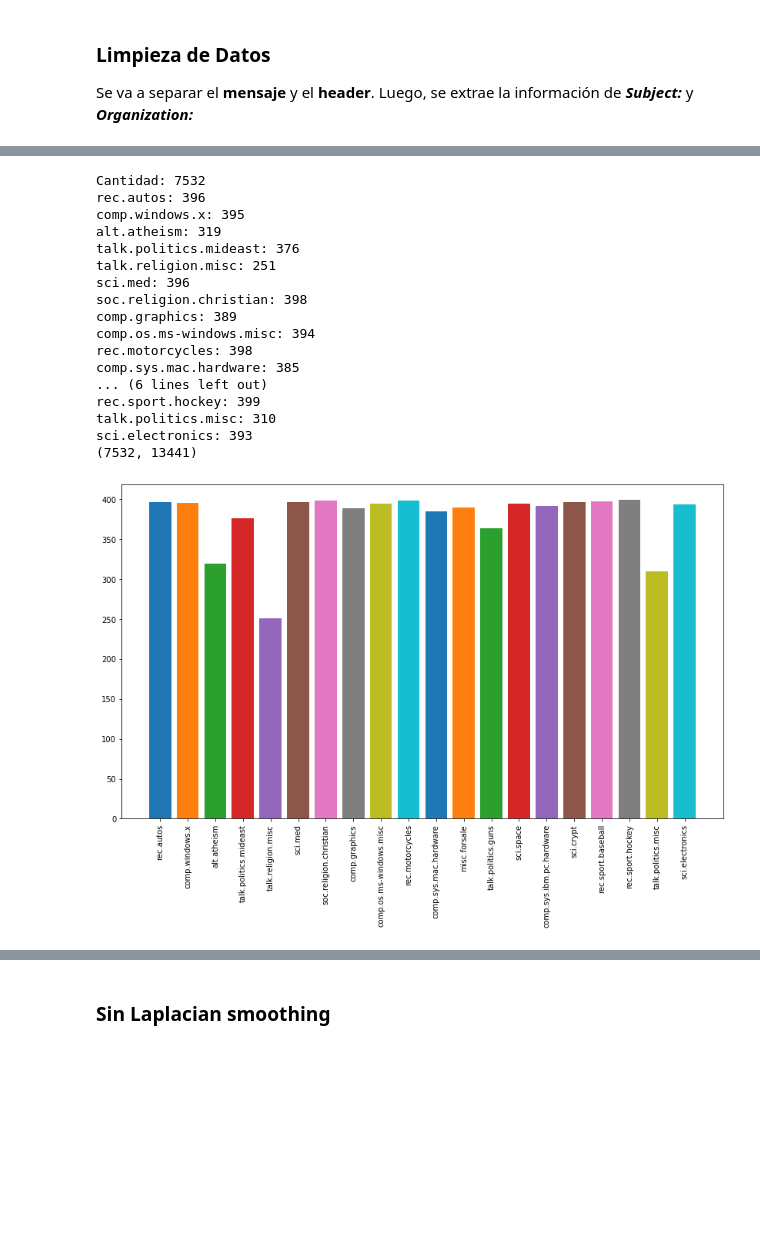
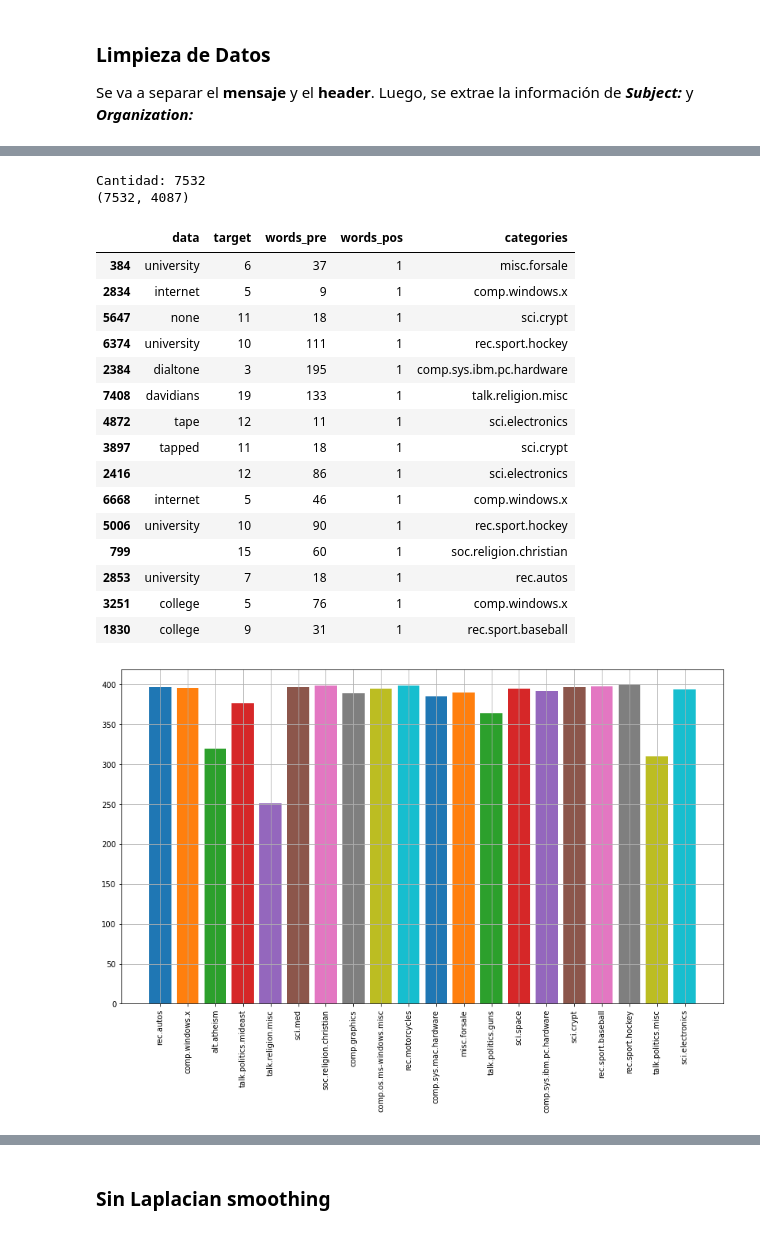
Before and after one commit to SebastianJanampa/RedesNeuronales_BIO, a Jupyter notebook: TrabajosPracticos/TP1/Consignas Trabajo Práctico 1.ipynb, the cells around one changed output, grey strips where cells are left out. Cells and saved outputs as stored; diff of their text form; code cells hidden in the pictures; blank space fills up the shorter version.

```diff
--- a/TrabajosPracticos/TP1/Consignas Trabajo Práctico 1.ipynb
+++ b/TrabajosPracticos/TP1/Consignas Trabajo Práctico 1.ipynb
@@ -82,9 +83,15 @@ del training['DESCR'], training['filenames']
 
 df = pd.DataFrame(training)
 
+def count_words(text):
+    x = text.split(' ')
+    return len(x)
+df['words_pre'] = df['data'].apply(count_words)
+
 plt.figure(figsize=(14, 8))
 for i in df['target'].unique():
-    print('%s: %i'%(categories[i], (df['target']==i).sum()))
+#     print('%s: %i'%(categories[i], (df['target']==i).sum()))
     plt.bar(categories[i], (df['target']==i).sum())
     plt.xticks(rotation='vertical')
+plt.grid(1)
 # %% [output]
@@ -170,12 +157,12 @@ def remove_emoticons(text):
 def clean(text):
     # Reduce text length
     text = reduce(text)
-#     # Remove text in square brackets
-#     text = re.sub('\[.*?\]', '', text)
-#     # Remove text in parenthesis
-#     text = re.sub('\(.*?\)', '', text)
-#     # Remove text in brackets
-#     text = re.sub('\{.*?\}', '', text)
+    # Remove text in square brackets
+    text = re.sub('\[.*?\]', '', text)
+    # Remove text in parenthesis
+    text = re.sub('\(.*?\)', '', text)
+    # Remove text in brackets
+    text = re.sub('\{.*?\}', '', text)
     # Remove punctuation
     text = re.sub('[%s]' % re.escape(string.punctuation), ' ', text)
     # Remove stopwords
@@ -239,8 +226,8 @@ dtype: int64
 # %%
 stop_words = set(stopwords.words('english'))
 
-add_word1 = freq[freq<10].index.to_list()
-add_word2 = ['us', 'x', 'c', 'e', 'may', 'one', 'two']
+add_word1 = freq[freq<50].index.to_list()
+add_word2 = ['us', 'x', 'c', 'e', 'may', 'one', 'two', 'edu', 'com']
 add_word3 = ['jan', 'feb', 'mar', 'apr', 'may', 'jun', 'jul', 'aug', 'set', 'oct', 'nov', 'dec']
 
 stop_added = stop_words.union(add_word1)
@@ -248,10 +235,13 @@ stop_added = stop_added.union(add_word2)
 stop_added = stop_added.union(add_word3)
 
 df.data =df.data.apply(lambda x: " ".join(x for x in x.split() if x not in stop_added))
+df['words_pos'] = df.data.apply(count_words)
 
 from sklearn.feature_extraction.text import CountVectorizer
 
 vectorizer = CountVectorizer()
 vectors = vectorizer.fit_transform(df.data)
-vectors.shape
+
+df['categories'] = df.target.apply(lambda x: categories[x])
+df.sort_values(by='words_pos').head(15)
 # %% [output]
@@ -259,40 +264,50 @@ vectors.shape
 # %%
 testing = fetch_20newsgroups(subset='test', shuffle=True, remove=('footers'))
 del testing['DESCR'], testing['filenames'], testing['target_names']
 
 test = pd.DataFrame(testing)
+
+test['words_pre'] = test.data.apply(count_words)
+
 print('Cantidad: %i'%len(test))
 plt.figure(figsize=(14, 8))
 for i in test['target'].unique():
-    print('%s: %i'%(categories[i], (test['target']==i).sum()))
+#     print('%s: %i'%(categories[i], (test['target']==i).sum()))
     plt.bar(categories[i], (test['target']==i).sum())
     plt.xticks(rotation='vertical')
+plt.grid(1)
 
 # Limpieza del test set
 test['data'] = test['data'].apply(clean)
+test.data =test.data.apply(lambda x: " ".join(x for x in x.split() if x not in stop_added))
 
-test.data =test.data.apply(lambda x: " ".join(x for x in x.split() if x not in stop_added))
+test['words_pos'] = test.data.apply(count_words)
+
 vectors_test = vectorizer.transform(test.data)
 print(vectors_test.shape)
+
+test['categories'] = test.target.apply(lambda x: categories[x])
+test.sort_values(by='words_pos').head(15)
 # %% [output]
 Cantidad: 7532
-rec.autos: 396
-comp.windows.x: 395
-alt.atheism: 319
-talk.politics.mideast: 376
-talk.religion.misc: 251
-sci.med: 396
-soc.religion.christian: 398
-comp.graphics: 389
-comp.os.ms-windows.misc: 394
-rec.motorcycles: 398
-comp.sys.mac.hardware: 385
-... (6 lines left out)
-rec.sport.hockey: 399
-talk.politics.misc: 310
-sci.electronics: 393
-(7532, 13441)
+(7532, 4087)
+|  | data | target | words_pre | words_pos | categories |
+| 384 | university | 6 | 37 | 1 | misc.forsale |
+| 2834 | internet | 5 | 9 | 1 | comp.windows.x |
+| 5647 | none | 11 | 18 | 1 | sci.crypt |
+| 6374 | university | 10 | 111 | 1 | rec.sport.hockey |
+| 2384 | dialtone | 3 | 195 | 1 | comp.sys.ibm.pc.hardware |
+| 7408 | davidians | 19 | 133 | 1 | talk.religion.misc |
+| 4872 | tape | 12 | 11 | 1 | sci.electronics |
+| 3897 | tapped | 11 | 18 | 1 | sci.crypt |
+| 2416 |  | 12 | 86 | 1 | sci.electronics |
+| 6668 | internet | 5 | 46 | 1 | comp.windows.x |
+| 5006 | university | 10 | 90 | 1 | rec.sport.hockey |
+| 799 |  | 15 | 60 | 1 | soc.religion.christian |
+| 2853 | university | 7 | 18 | 1 | rec.autos |
+| 3251 | college | 5 | 76 | 1 | comp.windows.x |
+| 1830 | college | 9 | 31 | 1 | rec.sport.baseball |
-[figure, old version]
+[figure, new version]
 # %%
 test.head()
 # %% [output]
```
Also changed, not shown: parts of 14 cells of this notebook.
